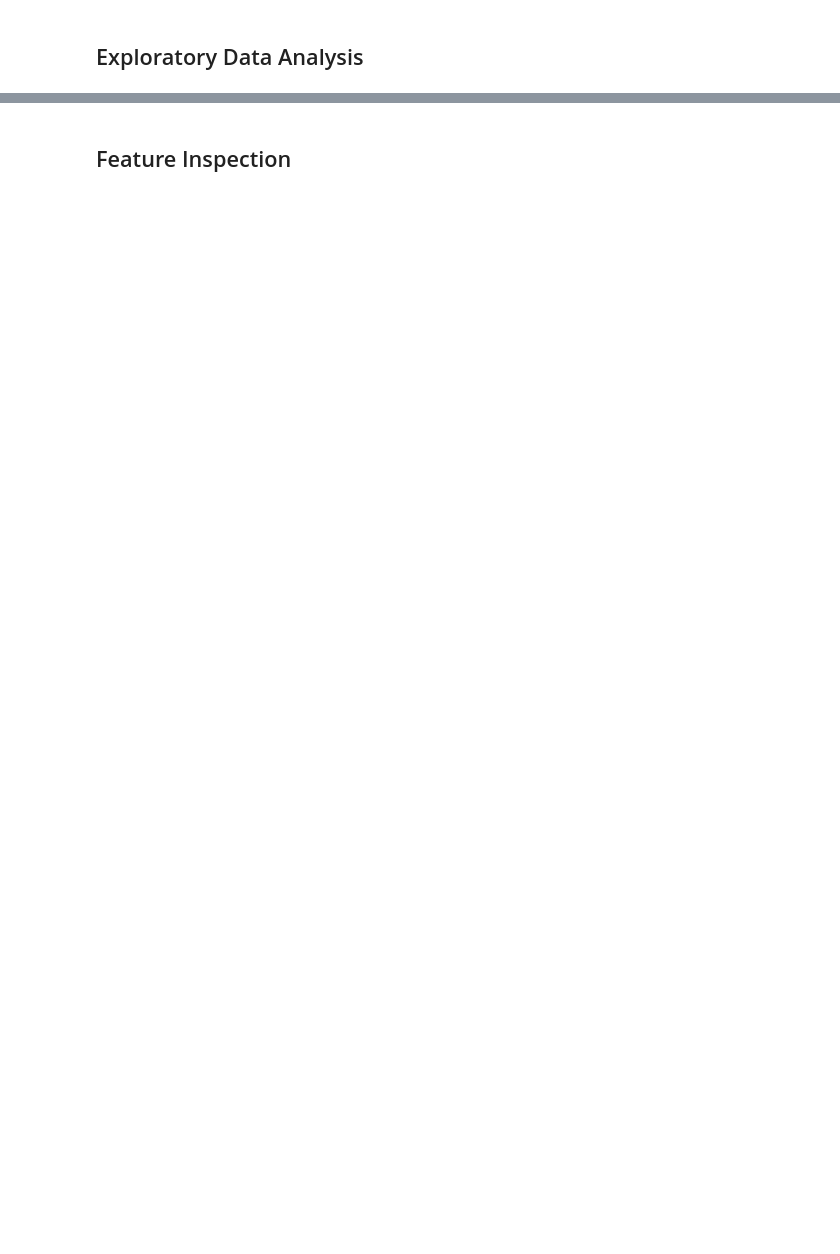
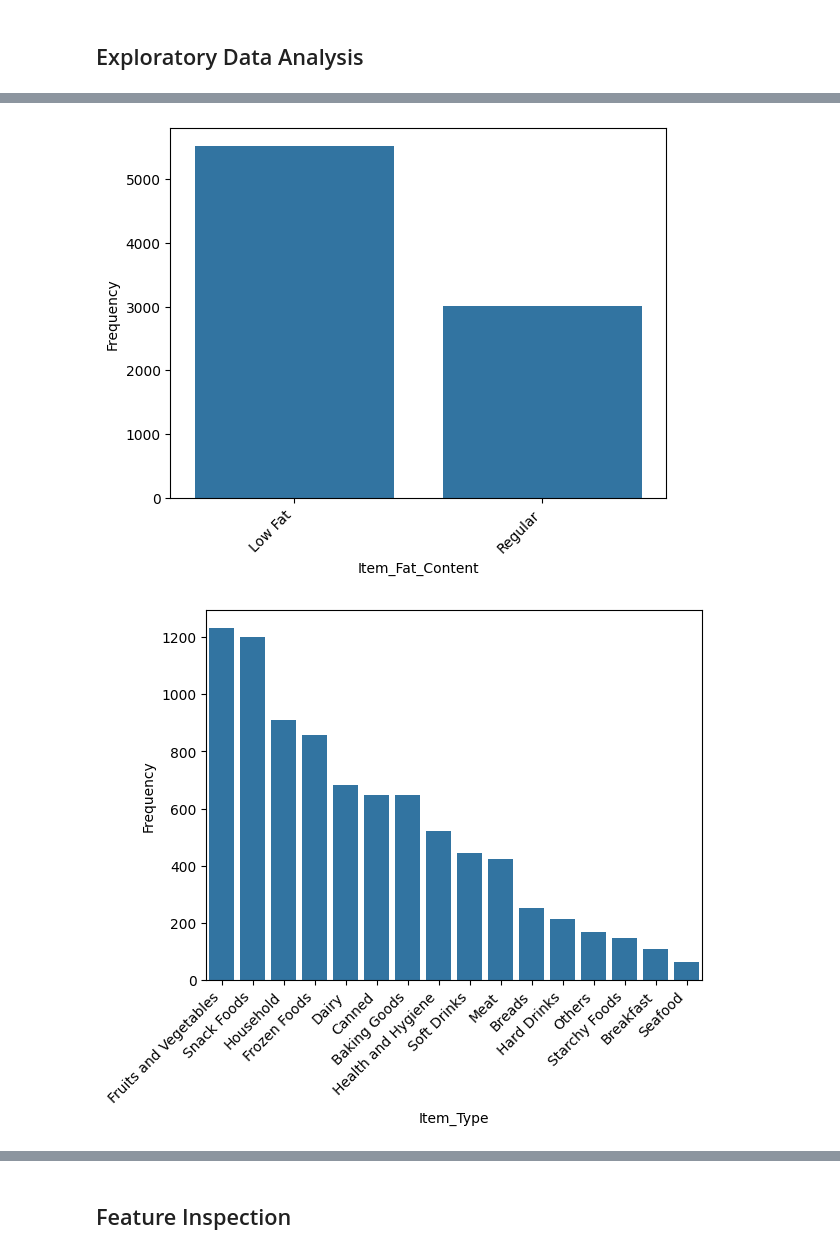
Before and after one commit to MariemShn/Prediction-of-Product-Sales, a Jupyter notebook: Prediction_of_Product_Sales.ipynb, the cells around one changed output, grey strips where cells are left out. Saved outputs shown, nothing was run; the diff lists cells and outputs as text; code cells hidden in the pictures; blank space fills up the shorter version.

```diff
--- a/Prediction_of_Product_Sales.ipynb
+++ b/Prediction_of_Product_Sales.ipynb
@@ -243,0 +310,11 @@ df[num_columns].describe()
+# %%
+for cat in cat_col:
+  val_counts = df[cat].value_counts()
+  ax = sns.countplot(data=df, x=cat, order=val_counts.index)
+  ax.set_xticklabels(ax.get_xticklabels(), rotation=45, ha='right')
+  ax.set_ylabel('Frequency')
+  plt.show();
+  print('\n')
+# %% [output]
+[figure, added]
+[figure, added]
```
Also changed, not shown: parts of 11 cells of this notebook.
